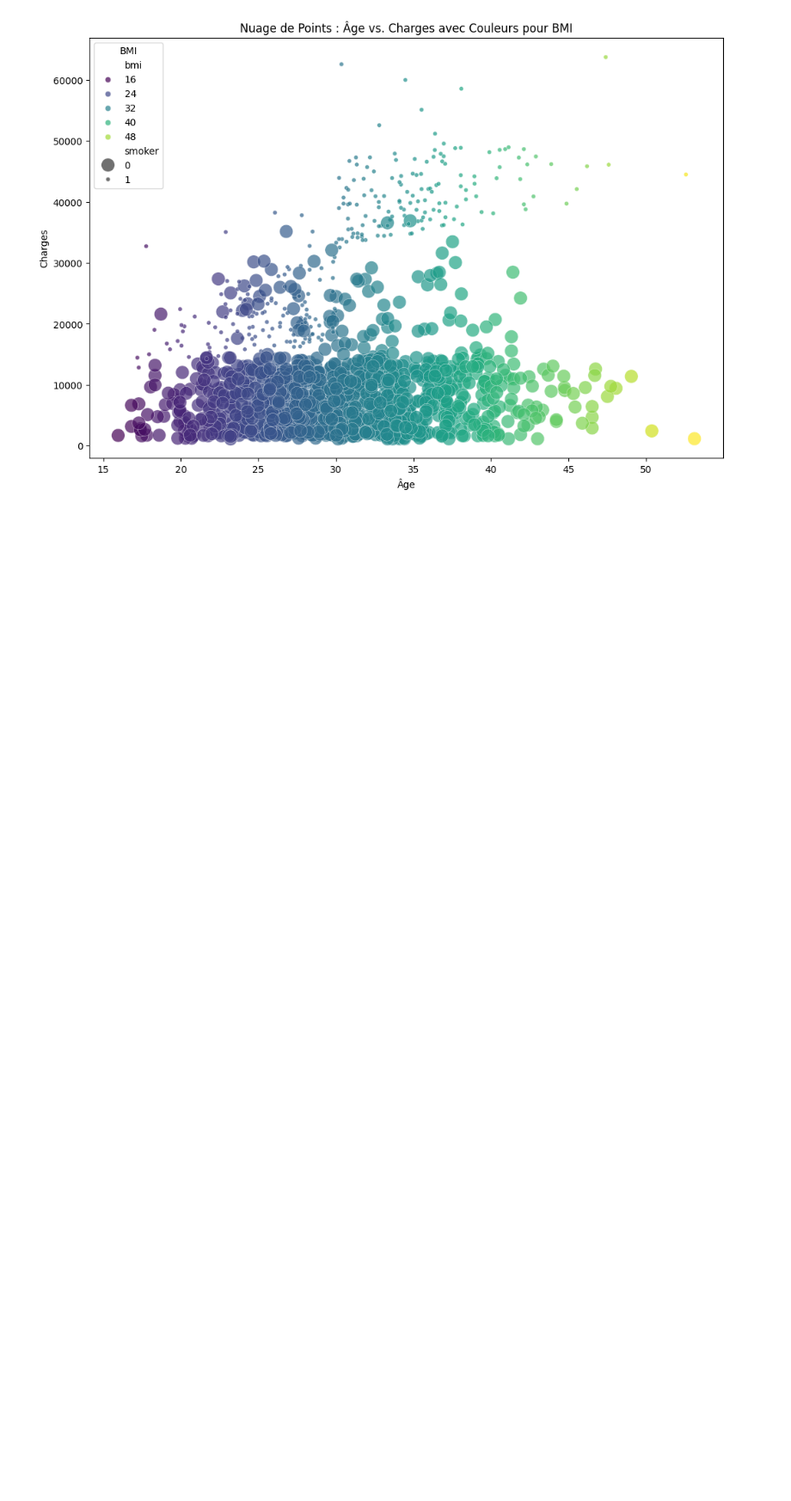
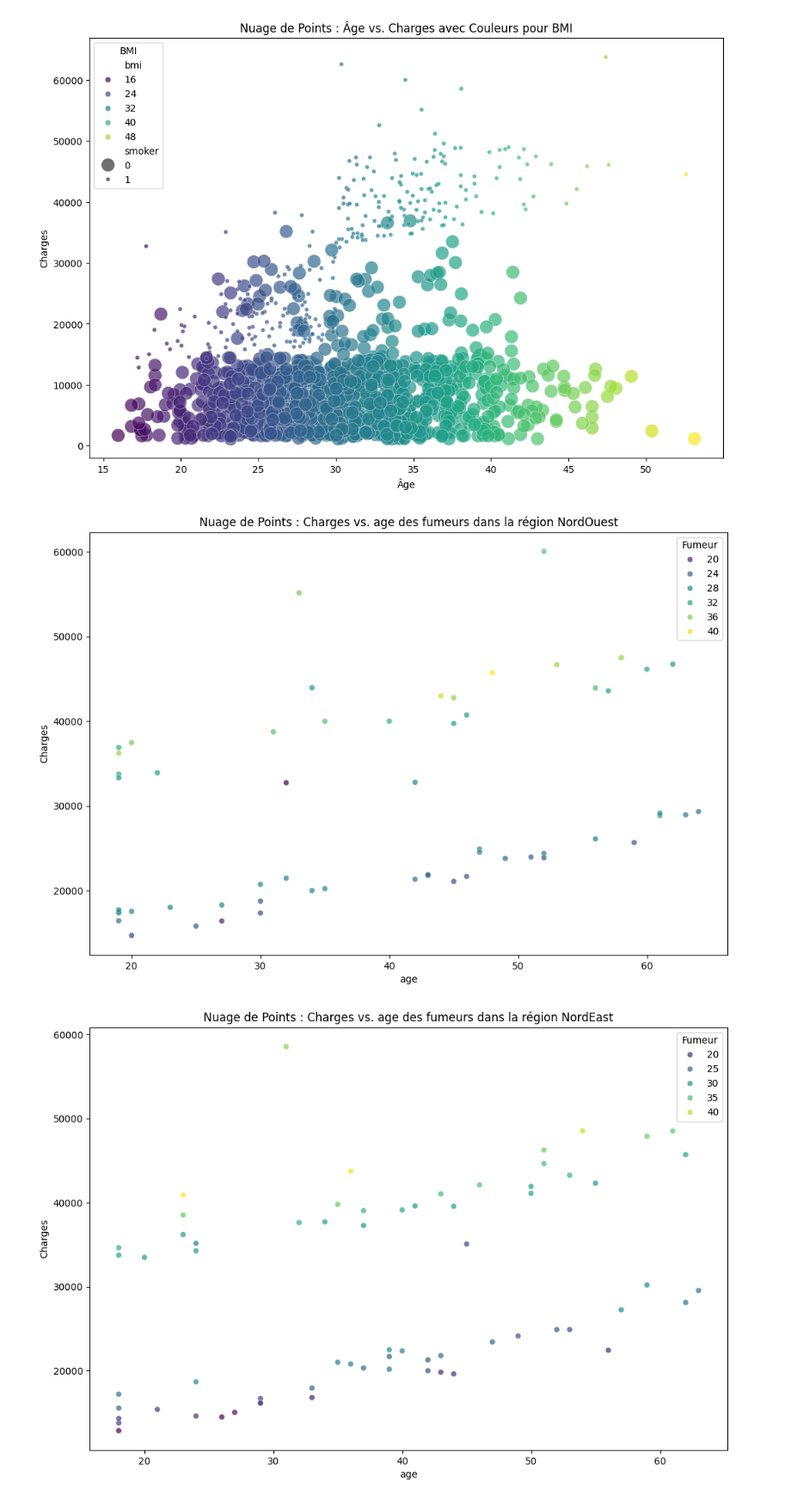
Before and after one commit to ElieLECAS/Assurance_FE, a Jupyter notebook: checklist.ipynb, the cells around one changed output. Shown at 86% size. Cells and saved outputs as stored; diff of their text form; code cells hidden in the pictures; blank space fills up the shorter version.

```diff
--- a/checklist.ipynb
+++ b/checklist.ipynb
@@ -185,3 +186,22 @@ scatter_plot.legend(title='BMI')
 plt.show()
 # %% [output]
 [figure]
+# %%
+regions = ['NordOuest', 'NordEast', 'SudOuest', 'SudEast']
+
+for region in regions:
+
+    data_subset = df[(df[region] == 1) & (df['smoker'] == 1)]
+
+    plt.figure(figsize=(12, 8))
+    scatter_plot = sns.scatterplot(x='age', y='charges', hue='bmi', palette='viridis', data=data_subset, sizes=(20, 200), alpha=0.7)
+
+    plt.title(f'Nuage de Points : Charges vs. age des fumeurs dans la région {region}')
+    plt.xlabel('age')
+    plt.ylabel('Charges')
+
+    scatter_plot.legend(title='Fumeur')
+    plt.show()
+# %% [output]
+[figure, added]
+[figure, added]
```
Also changed, not shown: parts of 9 cells of this notebook.
